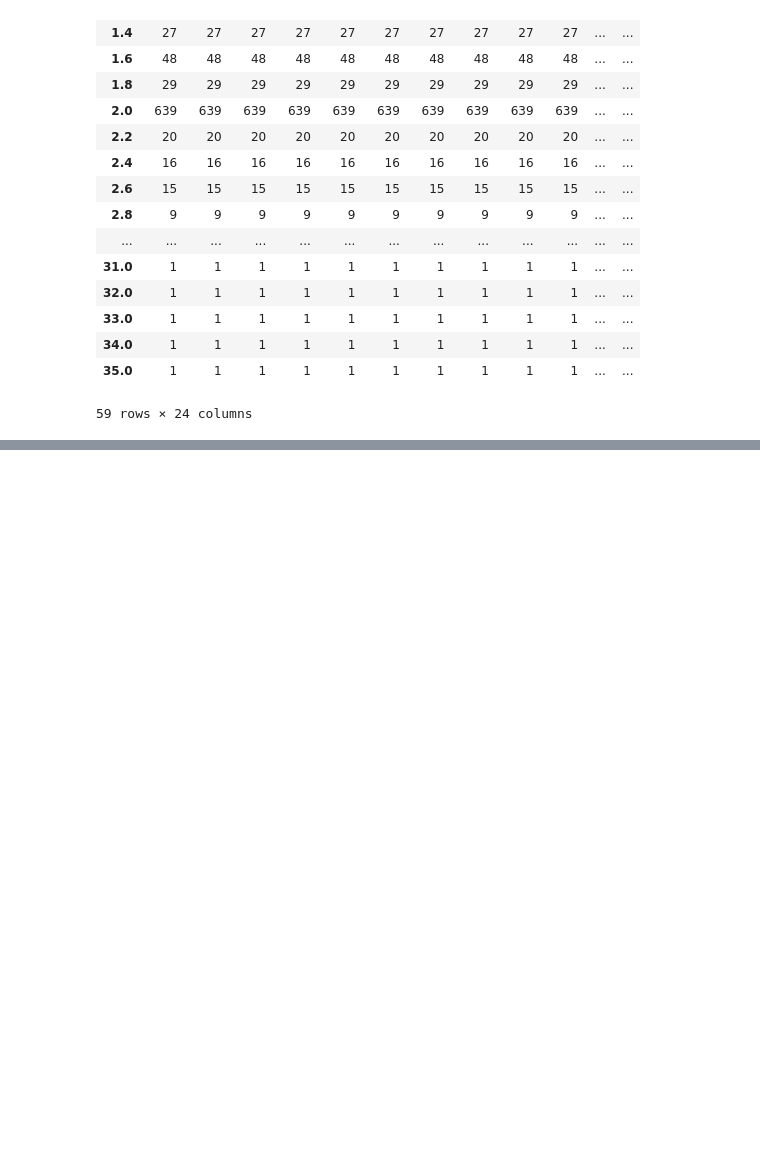
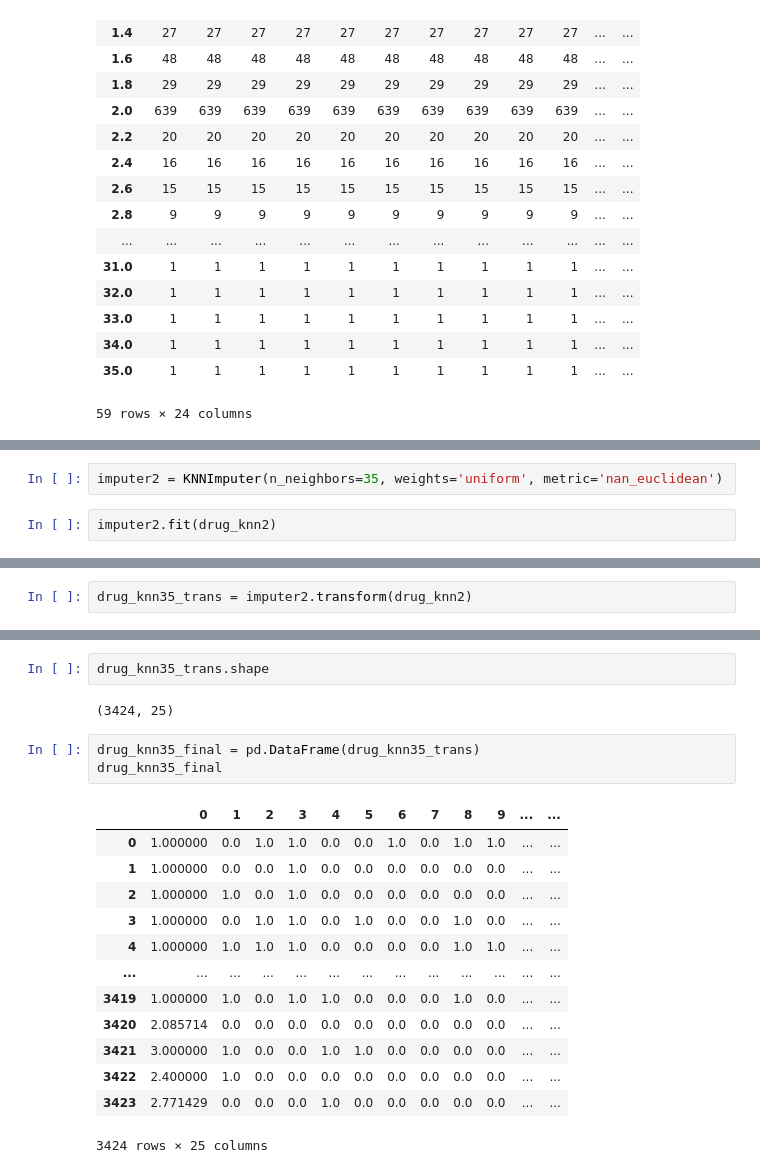
Before and after one commit to Omar-Safwat/HealthCare_project, a Jupyter notebook: Roger/knn_imputation_concomb.ipynb, the cells around one changed output, grey strips where cells are left out. Saved outputs shown, nothing was run; the diff lists cells and outputs as text; blank space fills up the shorter version.

```diff
--- a/Roger/knn_imputation_concomb.ipynb
+++ b/Roger/knn_imputation_concomb.ipynb
@@ -272,0 +411,4 @@ drug_knn3.groupby([0]).count()
+# %%
+imputer2 = KNNImputer(n_neighbors=35, weights='uniform', metric='nan_euclidean')
+# %%
+imputer2.fit(drug_knn2)
@@ -272,0 +417,2 @@ drug_knn3.groupby([0]).count()
+# %%
+drug_knn35_trans = imputer2.transform(drug_knn2)
@@ -272,0 +435,21 @@ drug_knn3.groupby([0]).count()
+# %%
+drug_knn35_trans.shape
+# %% [output]
+(3424, 25)
+# %%
+drug_knn35_final = pd.DataFrame(drug_knn35_trans)
+drug_knn35_final
+# %% [output]
+|  | 0 | 1 | 2 | 3 | 4 | 5 | 6 | 7 | 8 | 9 | ... | ... |
+| 0 | 1.000000 | 0.0 | 1.0 | 1.0 | 0.0 | 0.0 | 1.0 | 0.0 | 1.0 | 1.0 | ... | ... |
+| 1 | 1.000000 | 0.0 | 0.0 | 1.0 | 0.0 | 0.0 | 0.0 | 0.0 | 0.0 | 0.0 | ... | ... |
+| 2 | 1.000000 | 1.0 | 0.0 | 1.0 | 0.0 | 0.0 | 0.0 | 0.0 | 0.0 | 0.0 | ... | ... |
+| 3 | 1.000000 | 0.0 | 1.0 | 1.0 | 0.0 | 1.0 | 0.0 | 0.0 | 1.0 | 0.0 | ... | ... |
+| 4 | 1.000000 | 1.0 | 1.0 | 1.0 | 0.0 | 0.0 | 0.0 | 0.0 | 1.0 | 1.0 | ... | ... |
+| ... | ... | ... | ... | ... | ... | ... | ... | ... | ... | ... | ... | ... |
+| 3419 | 1.000000 | 1.0 | 0.0 | 1.0 | 1.0 | 0.0 | 0.0 | 0.0 | 1.0 | 0.0 | ... | ... |
+| 3420 | 2.085714 | 0.0 | 0.0 | 0.0 | 0.0 | 0.0 | 0.0 | 0.0 | 0.0 | 0.0 | ... | ... |
+| 3421 | 3.000000 | 1.0 | 0.0 | 0.0 | 1.0 | 1.0 | 0.0 | 0.0 | 0.0 | 0.0 | ... | ... |
+| 3422 | 2.400000 | 1.0 | 0.0 | 0.0 | 0.0 | 0.0 | 0.0 | 0.0 | 0.0 | 0.0 | ... | ... |
+| 3423 | 2.771429 | 0.0 | 0.0 | 0.0 | 1.0 | 0.0 | 0.0 | 0.0 | 0.0 | 0.0 | ... | ... |
+3424 rows × 25 columns
```
Also changed, not shown: parts of 20 cells of this notebook, 2 other files.
